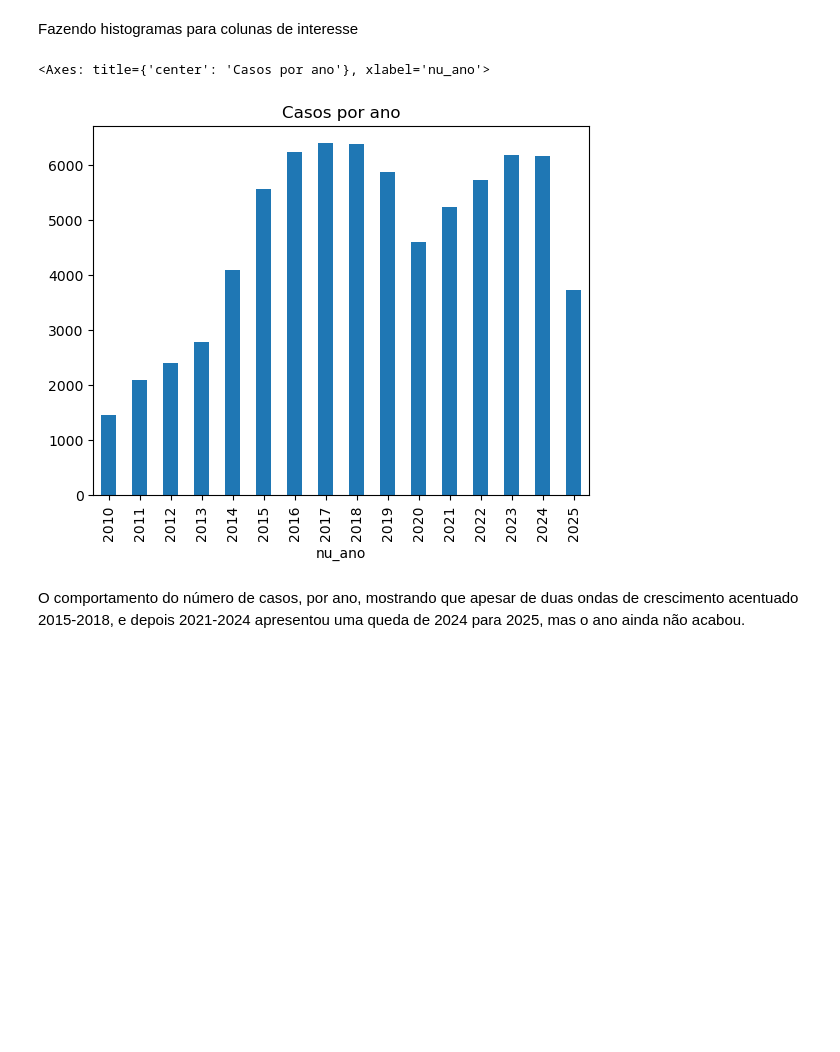
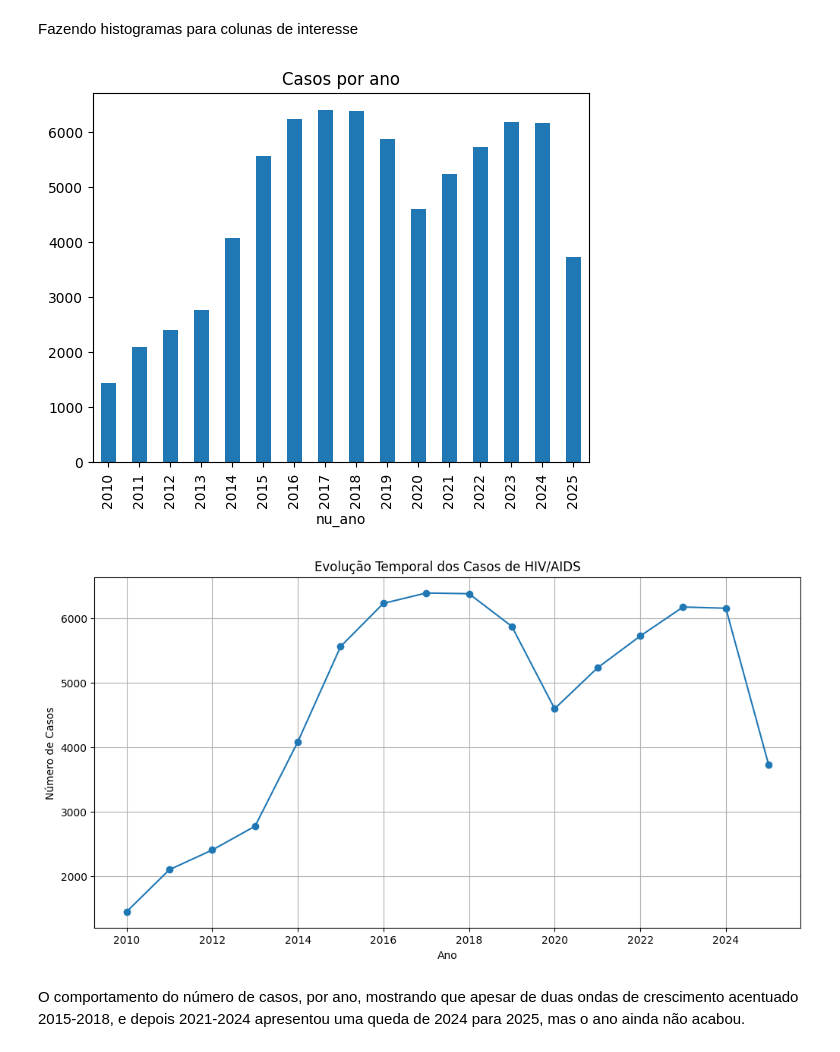
Before and after one commit to GRBadas/HandsONEntrega, a Jupyter notebook: HealthyData.ipynb, the cells around one changed output. Cells and saved outputs as stored; diff of their text form; code cells hidden in the pictures; blank space fills up the shorter version.

```diff
--- a/HealthyData.ipynb
+++ b/HealthyData.ipynb
@@ -209,9 +223,18 @@ Evolução: ['Vivo' 'Óbito por Aids' 'Óbito por outras causas' 'Ignorado']
 Fazendo histogramas para colunas de interesse
 # %%
 df['nu_ano'].value_counts().sort_index().plot(kind='bar', title='Casos por ano')
+
+casos_por_ano = df['nu_ano'].value_counts().sort_index()
+plt.figure(figsize=(12, 6))
+plt.plot(casos_por_ano.index, casos_por_ano.values, marker='o')
+plt.title('Evolução Temporal dos Casos de HIV/AIDS')
+plt.xlabel('Ano')
+plt.ylabel('Número de Casos')
+plt.grid(True)
+plt.show()
 # %% [output]
-<Axes: title={'center': 'Casos por ano'}, xlabel='nu_ano'>
-[figure, old version]
+[figure, new version]
+[figure, added]
 # %% [markdown]
 O comportamento do número de casos, por ano, mostrando que apesar de duas ondas de crescimento acentuado 2015-2018, e depois 2021-2024 apresentou uma queda de 2024 para 2025, mas o ano ainda não acabou.
 # %%
```
Also changed, not shown: parts of 21 cells of this notebook.
